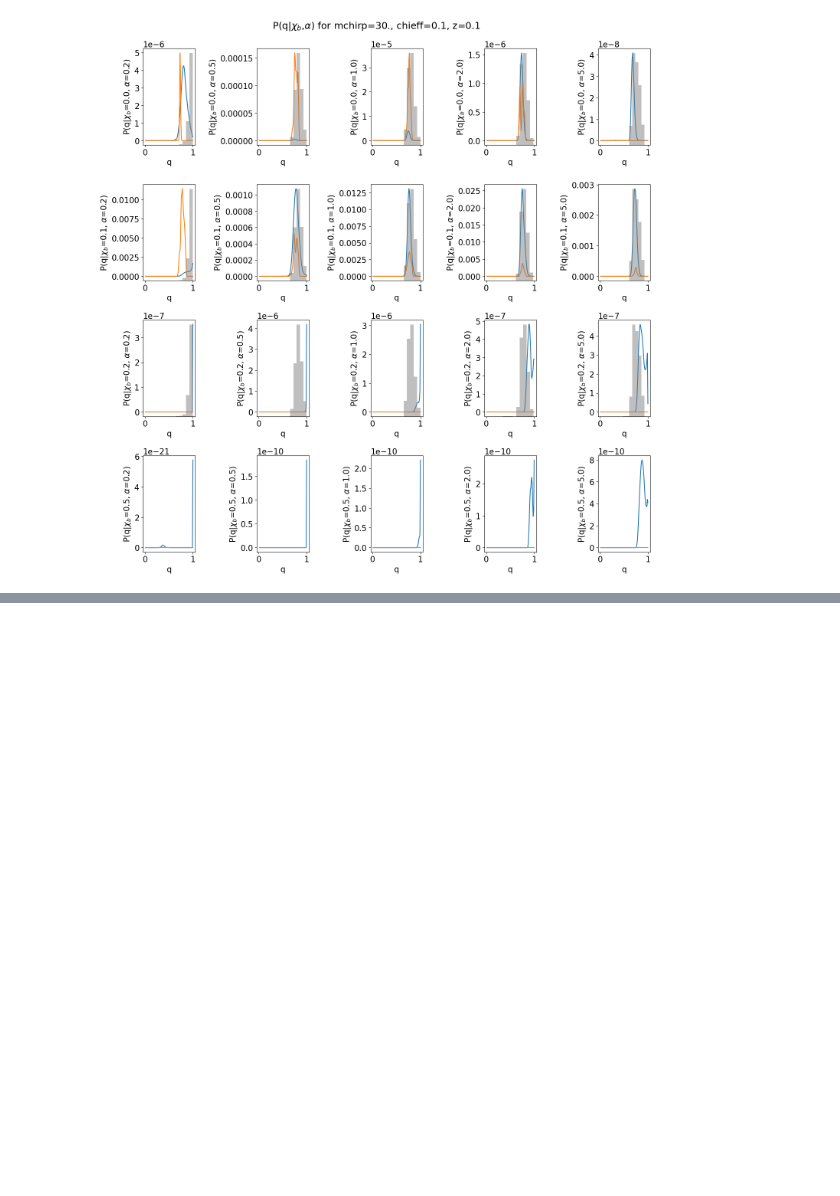
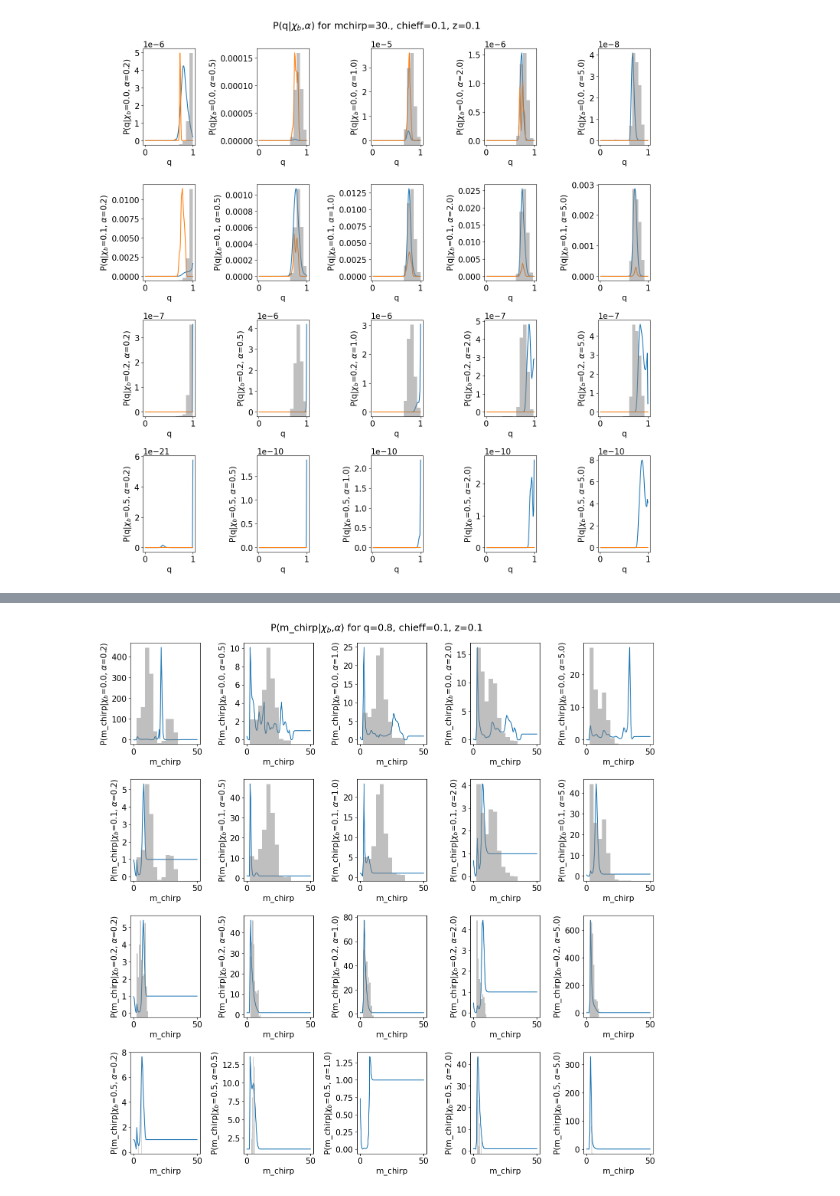
Before and after one commit to scolloms/AMAZE_model_selection, a Jupyter notebook: testing_notebooks/1D_p_theta_checks.ipynb, the cells around one changed output, grey strips where cells are left out. Drawn from its saved outputs; the diff is of its cells as text; code cells hidden in the pictures; blank space fills up the shorter version.

```diff
--- a/testing_notebooks/1D_p_theta_checks.ipynb
+++ b/testing_notebooks/1D_p_theta_checks.ipynb
@@ -274,0 +375,33 @@ fig_mchirp.tight_layout(pad=1.3)
+# %%
+plt.rcParams["figure.figsize"] = (15,15)
+plt.rcParams.update({'font.size': 15})
+fig_mchirp, ax = plt.subplots(4,5)
+
+for chibid, xb in enumerate(chi_b):
+    for alphaid, a  in enumerate(alpha):
+        ax[chibid,alphaid].plot(mchirps, np.reshape(np.exp(p_mchirp[chibid,alphaid]), -1)/np.reshape((np.exp(p_mchirp_kde[chibid,alphaid])), -1))
+        #ax[chibid,alphaid].plot(mchirps, np.reshape(p_mchirp[chibid,alphaid], -1)-np.reshape(p_mchirp_kde[chibid,alphaid], -1))
+
+
+        #plot histogram of samples around this point q=0.8,chieff=0.1,z=0.1
+        bin_width = 0.05
+        qs= models_dict[(chibid,alphaid)][:]['q']
+        chieffs = models_dict[(chibid,alphaid)][:]['chieff']
+        zs = models_dict[(chibid,alphaid)][:]['z']
+        bin_q = np.logical_and(qs>0.8 - bin_width, qs < 0.8 + bin_width)
+        bin_chieff = np.logical_and(chieffs>0.1 - 2*bin_width,  chieffs< 0.1 + 2*bin_width)
+        bin_z = np.logical_and(zs>0.1 - 10*bin_width, zs < 0.1 + 10*bin_width)
+        bin_conditions = np.logical_and(np.logical_and(bin_q, bin_chieff), bin_z)
+
+        secax = ax[chibid,alphaid].twinx()
+        secax.hist(models_dict[(chibid,alphaid)][bin_conditions]['mchirp'], weights=weights_dict[(chibid,alphaid)][bin_conditions], color='grey', alpha=0.5, density=True)
+        secax.axis('off')
+
+        ax[chibid,alphaid].set_xlabel(fr'm_chirp')
+        ax[chibid,alphaid].set_ylabel(fr'P(m_chirp|$\chi_b$={xb}, $\alpha$={a})')
+        #ax[chibid,alphaid].set_ylim(-50,1)
+        #ax[chi_b_id,alpha_id].legend()
+fig_mchirp.suptitle(fr'P(m_chirp|$\chi_b$,$\alpha$) for q=0.8, chieff=0.1, z=0.1')
+fig_mchirp.tight_layout(pad=1.3)
+# %% [output]
+[figure, added]
```
Also changed, not shown: parts of 14 cells of this notebook.
